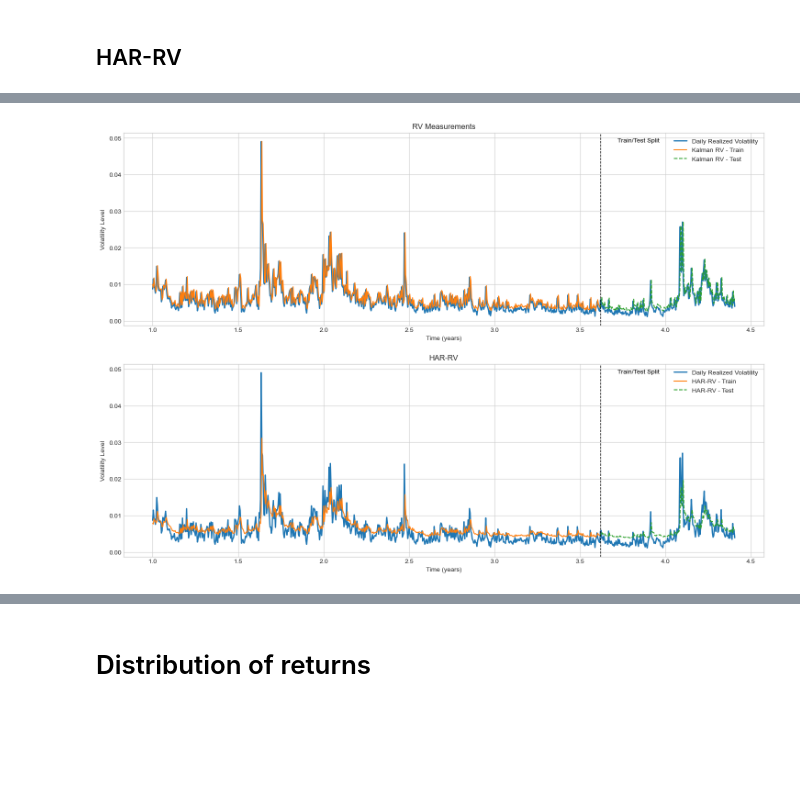
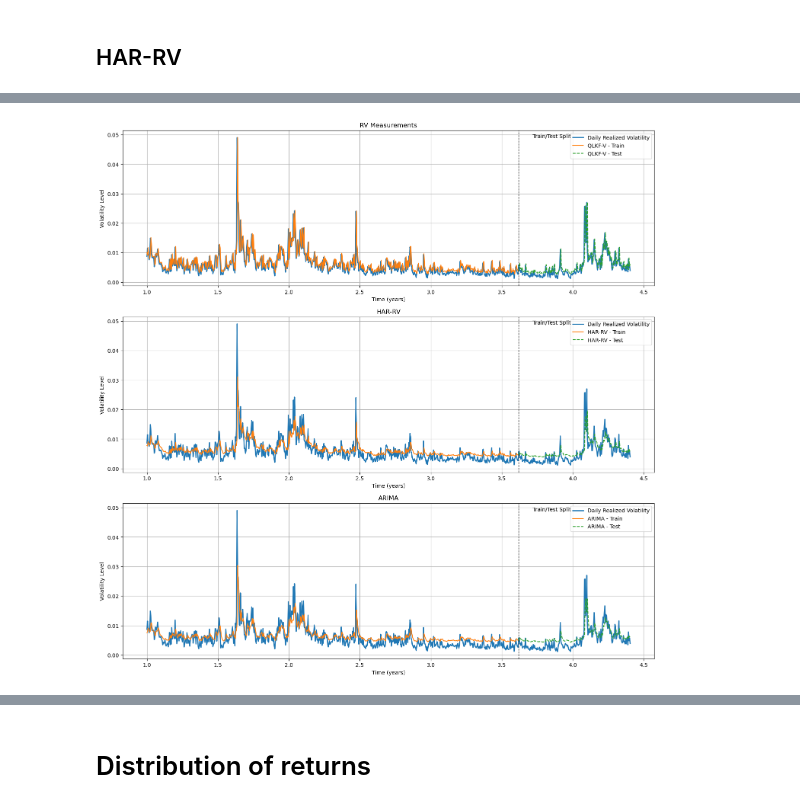
Before and after one commit to HyunminHong/Kalman-Heston-Filter, a Jupyter notebook: simulation_studies-rv/empirical_data.ipynb, the cells around one changed output, grey strips where cells are left out. Drawn from its saved outputs; the diff is of its cells as text; code cells hidden in the pictures; blank space fills up the shorter version.

```diff
--- a/simulation_studies-rv/empirical_data.ipynb
+++ b/simulation_studies-rv/empirical_data.ipynb
@@ -224,0 +340,2 @@ pred_HAR, fit_HAR, params_HAR, results_HAR = har_rv_forecast(train_RV, test_RV)
+# %%
+pred_ARIMA, fit_ARIMA, params_ARIMA, results_ARIMA = arima_rv_forecast(np.array(train_RV), np.array(test_RV))
@@ -225,10 +360,10 @@ pred_HAR, fit_HAR, params_HAR, results_HAR = har_rv_forecast(train_RV, test_RV)
 # %%
 v_item = 'V_pred'
 
-titles_all = ["RV Measurements", "HAR-RV"]
-labels_all = ["Kalman RV", "HAR-RV"]
-train_all = [train_result_rv[v_item], fit_HAR]
-test_all = [test_result_rv[v_item], pred_HAR]
+titles_all = ["RV Measurements", "HAR-RV", "ARIMA"]
+labels_all = ["QLKF-V", "HAR-RV", "ARIMA"]
+train_all = [train_result_rv[v_item], fit_HAR, fit_ARIMA]
+test_all = [test_result_rv[v_item], pred_HAR, pred_ARIMA]
 
 burnin = 252
 time_daily = np.arange(len(daily_returns)) / 252
@@ -246,31 +381,31 @@ for i, ax in enumerate(axes):
     assert len(filt_train) == len(true_train), f"In-sample length mismatch for {titles_all[i]}"
     assert len(filt_test) == len(true_test), f"Out-of-sample length mismatch for {titles_all[i]}"
 
     # Plot true and predicted volatility
     ax.plot(time_daily[burnin:], np.sqrt(daily_RV[burnin:]), label="Daily Realized Volatility", lw=2)
     ax.plot(time_daily[burnin:split_index], np.sqrt(filt_train), label=f"{labels_all[i]} - Train", lw=1.5)
     ax.plot(time_daily[split_index:], np.sqrt(filt_test), label=f"{labels_all[i]} - Test", lw=1.5, linestyle="--")
 
     # Mark the train/test split
     ax.axvline(time_daily[split_index], color='black', linestyle='--', lw=1)
     ax.text(time_daily[split_index] + 0.1, ax.get_ylim()[1]*0.95, 'Train/Test Split', color='black')
 
     # === Add vertical lines for negative predicted variances ===
     # For train
     neg_train_indices = np.where(np.array(filt_train) < 0)[0]
     for idx in neg_train_indices:
         ax.axvline(time_daily[burnin + idx], color='red', linestyle=':', lw=1, alpha=0.7)
 
     # For test
     neg_test_indices = np.where(np.array(filt_test) < 0)[0]
     for idx in neg_test_indices:
         ax.axvline(time_daily[split_index + idx], color='red', linestyle=':', lw=1, alpha=0.7)
 
     # Final plot styling
     ax.set_title(f"{titles_all[i]}")
     ax.set_xlabel("Time (years)")
     ax.set_ylabel("Volatility Level")
     ax.legend(loc="upper right")
     ax.grid(True)
 # %% [output]
-[figure, old version]
+[figure, new version]
```
Also changed, not shown: parts of 12 cells of this notebook, 5 other files.
